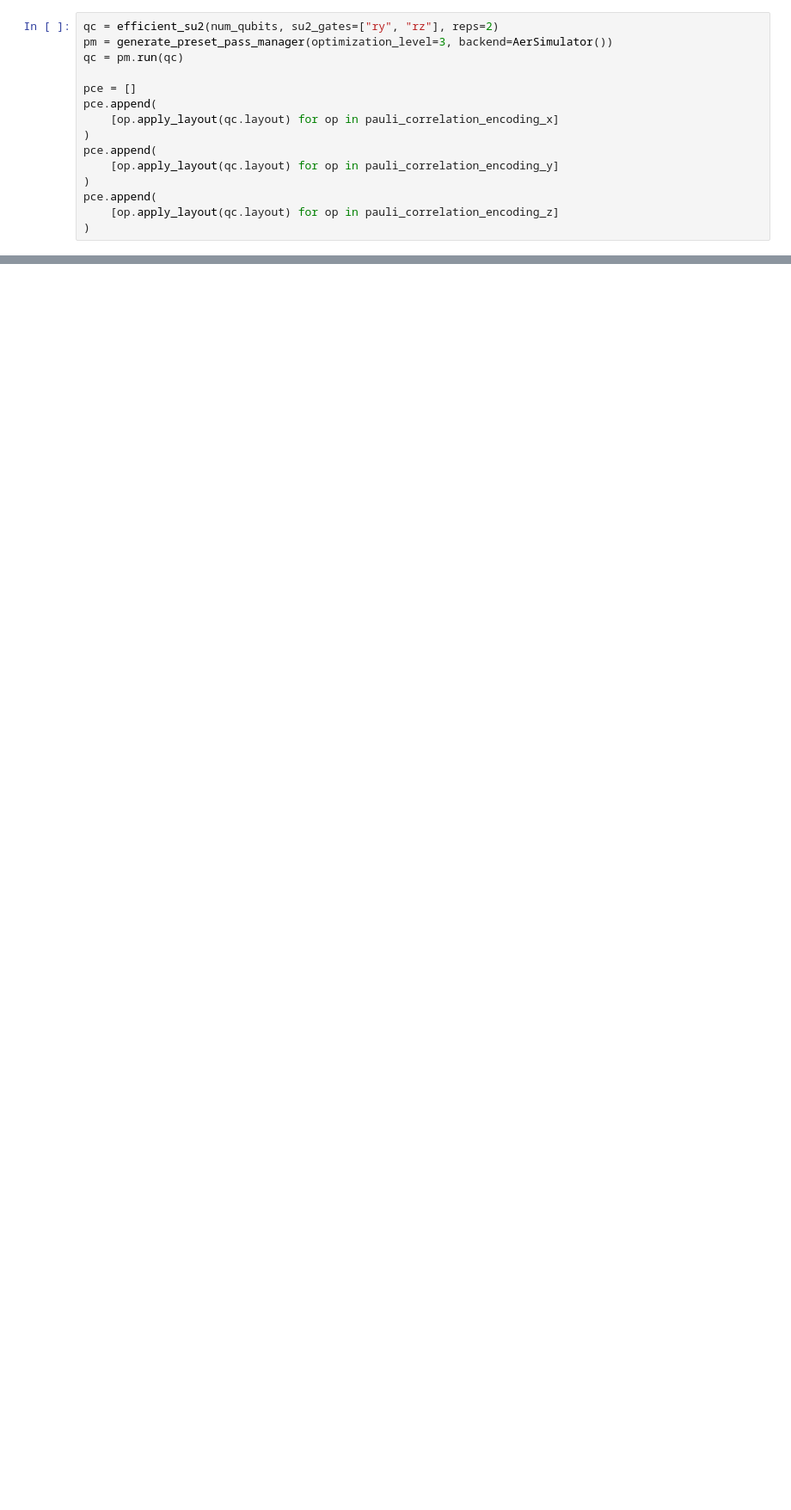
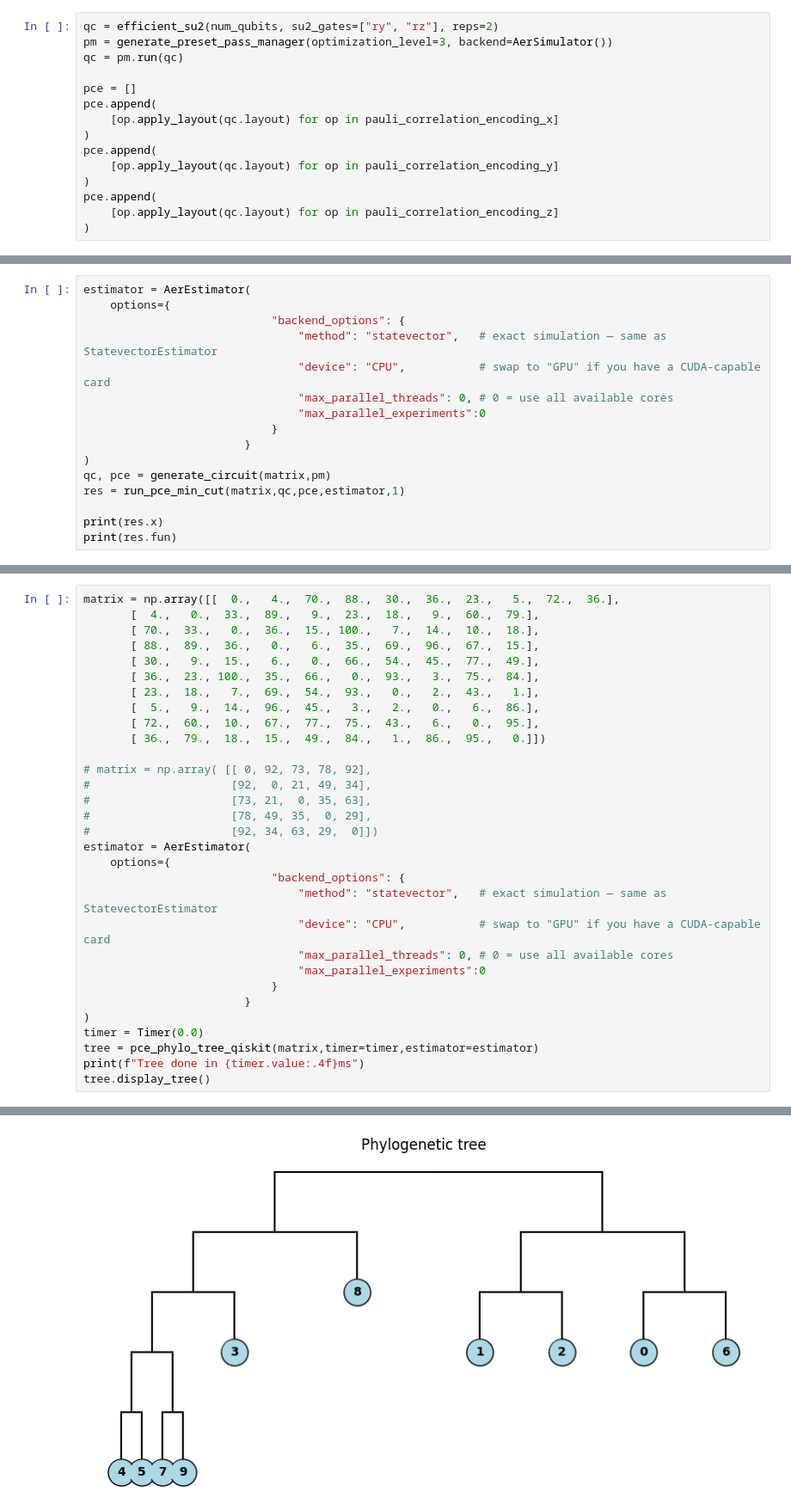
Before and after one commit to Nicofero/PhyloTree_ReConst, a Jupyter notebook: gate_methods_tree.ipynb, the cells around one changed output, grey strips where cells are left out. Shown at 86% size. Saved outputs shown, nothing was run; the diff lists cells and outputs as text; blank space fills up the shorter version.

```diff
--- a/gate_methods_tree.ipynb
+++ b/gate_methods_tree.ipynb
@@ -1015,0 +1098,16 @@ print(par0, par1)
+# %%
+estimator = AerEstimator(
+    options={
+                            "backend_options": {
+                                "method": "statevector",   # exact simulation — same as StatevectorEstimator
+                                "device": "CPU",           # swap to "GPU" if you have a CUDA-capable card
+                                "max_parallel_threads": 0, # 0 = use all available cores
+                                "max_parallel_experiments":0
+                            }
+                        }
+)
+qc, pce = generate_circuit(matrix,pm)
+res = run_pce_min_cut(matrix,qc,pce,estimator,1)
+
+print(res.x)
+print(res.fun)
@@ -1015,0 +1205,32 @@ print(par0, par1)
+# %%
+matrix = np.array([[  0.,   4.,  70.,  88.,  30.,  36.,  23.,   5.,  72.,  36.],
+       [  4.,   0.,  33.,  89.,   9.,  23.,  18.,   9.,  60.,  79.],
+       [ 70.,  33.,   0.,  36.,  15., 100.,   7.,  14.,  10.,  18.],
+       [ 88.,  89.,  36.,   0.,   6.,  35.,  69.,  96.,  67.,  15.],
+       [ 30.,   9.,  15.,   6.,   0.,  66.,  54.,  45.,  77.,  49.],
+       [ 36.,  23., 100.,  35.,  66.,   0.,  93.,   3.,  75.,  84.],
+       [ 23.,  18.,   7.,  69.,  54.,  93.,   0.,   2.,  43.,   1.],
+       [  5.,   9.,  14.,  96.,  45.,   3.,   2.,   0.,   6.,  86.],
+       [ 72.,  60.,  10.,  67.,  77.,  75.,  43.,   6.,   0.,  95.],
+       [ 36.,  79.,  18.,  15.,  49.,  84.,   1.,  86.,  95.,   0.]])
+
+# matrix = np.array( [[ 0, 92, 73, 78, 92],
+#                     [92,  0, 21, 49, 34],
+#                     [73, 21,  0, 35, 63],
+#                     [78, 49, 35,  0, 29],
+#                     [92, 34, 63, 29,  0]])
+estimator = AerEstimator(
+    options={
+                            "backend_options": {
+                                "method": "statevector",   # exact simulation — same as StatevectorEstimator
+                                "device": "CPU",           # swap to "GPU" if you have a CUDA-capable card
+                                "max_parallel_threads": 0, # 0 = use all available cores
+                                "max_parallel_experiments":0
+                            }
+                        }
+)
+timer = Timer(0.0)
+tree = pce_phylo_tree_qiskit(matrix,timer=timer,estimator=estimator)
+print(f"Tree done in {timer.value:.4f}ms")
+tree.display_tree()
+# %% [output]
@@ -1015,0 +1238 @@ print(par0, par1)
+[figure, added]
```
Also changed, not shown: parts of 9 cells of this notebook, 1 other file.
